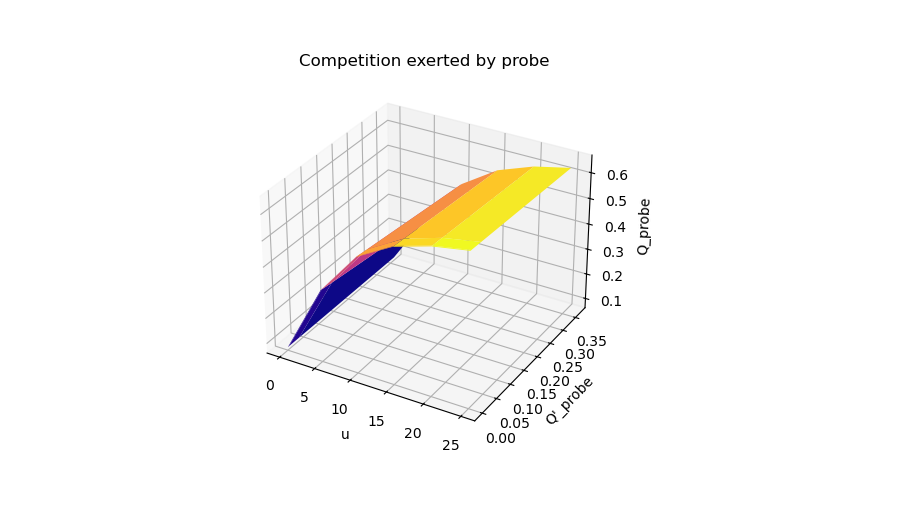
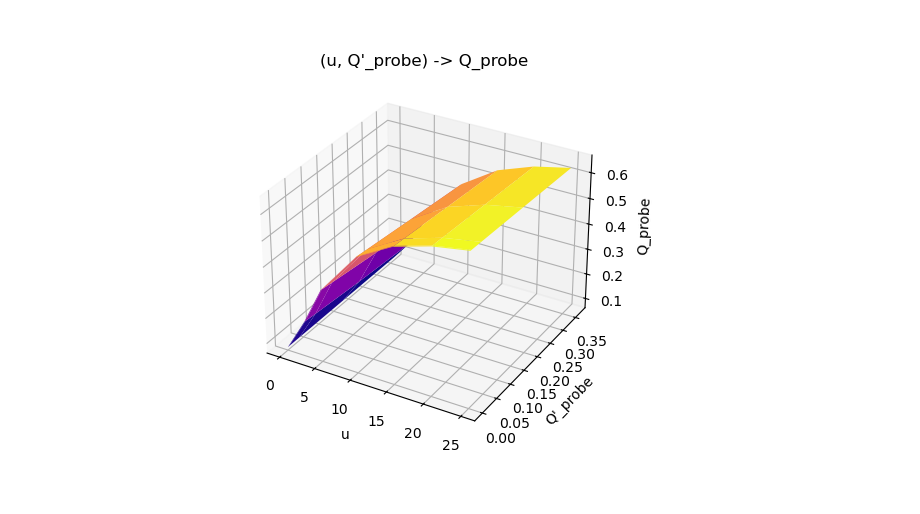
Before and after one commit to KSechkar/CoBa_CRAB, a Jupyter notebook: probe_characterisation/probe_characterisation.ipynb, the cells around one changed output. Saved outputs shown, nothing was run; the diff lists cells and outputs as text; code cells hidden in the pictures.

```diff
--- a/probe_characterisation/probe_characterisation.ipynb
+++ b/probe_characterisation/probe_characterisation.ipynb
@@ -60,13 +60,13 @@ constrep_default_par['mu_ofp2']=1/(13.6/60)   # sfGFP maturation time of 13.6 mi
 # define promoter strengths considered
 # feasible range between 40 and 2500 (Sechkar et al., Nature Comms 2024)
 # you don't have to, but order of increasing magnitudes will make things look neat
-constrep_as=[25,250,2500,25000]
+constrep_as=[25,250,2500,12500,25000]
 
 # define maturation rates considered
 constrep_mus = [1/(13.6/60)]*len(constrep_as)  # sfGFP maturation time of 13.6 min
 
 # define reporter pairs to consider
-constrep_pairs = [(0,1),(0,2),(0,3)]
+constrep_pairs = [(0,1),(0,2),(0,3),(0,4)]
 # %%
 # SET SIMULATION AND CONTROLLER PARAMETERS
 
@@ -281,7 +279,7 @@ probe_par['mu_b'] = 1/(13.6/60)
 
 # define inducer levels to consider
 # you don't have to, but order of increasing magnitudes will make things look neat
-us=[0, 5, 10, 15, 20, 25]
+us=[0, 2.5, 5, 10, 15, 20, 25]
 # %%
 # SET SIMULATION AND CONTROLLER PARAMETERS
 
@@ -457,0 +429,9 @@ np.save('u_y_to_Qdash.npy',u_y_to_Qdash)
+# %%
+# ADD A LINEAR EXTRAPOLATION FOR Q_PROBE AT Q'_PROBE=Q_CONSTREP=0
+Q_probes_noextrap = Q_probes.copy()
+for i in range(0,len(us)):
+    # get the slope of the linear extrapolation
+    slope = (Q_probes[i,2] - Q_probes[i,1]) / (y_probes[i,2] - y_probes[i,1])
+
+    # get the intercept of the linear extrapolation
+    Q_probes[i,0] = Q_probes[i,1] + slope * (y_probes[i,0]-y_probes[i,1])
@@ -458,24 +504,25 @@ np.save('u_y_to_Qdash.npy',u_y_to_Qdash)
 # %%
 # VISUALISE THE RESULTS: (u, Qdash_probe) -> Q_probe
 # create figure
-Q_probe_fig = plt.figure(1)
+u_Qdash_to_Q_fig = plt.figure(1)
 plt.clf()
-Q_probe_ax = Q_probe_fig.add_subplot(111, projection='3d')
+u_Qdash_to_Q_ax = u_Qdash_to_Q_fig.add_subplot(111, projection='3d')
 
 # make a 3D plot of experimentally measured Q values
-Q_probe_meas = Q_probe_ax.plot_surface(
-    us_mesh[0:, 1:],
-    Q_constrep_mesh[0:, 1:],
-    Q_probes[0:, 1:],
-    cmap=mpl.colormaps['plasma'], label='Measured Q values')
+u_Qdash_to_Q_ax.plot_surface(
+    us_mesh,
+    Q_constrep_mesh,
+    Q_probes,
+    cmap=mpl.colormaps['plasma'],
+    label='Measured Q values')
 
 # format the plot
-Q_probe_ax.set_title("Competition exerted by probe")
-Q_probe_ax.set_xlabel('u')
-Q_probe_ax.set_ylabel('Q\'_probe')
-Q_probe_ax.set_zlabel('Q_probe')
+u_Qdash_to_Q_ax.set_title("(u, Q\'_probe) -> Q_probe")
+u_Qdash_to_Q_ax.set_xlabel('u')
+u_Qdash_to_Q_ax.set_ylabel('Q\'_probe')
+u_Qdash_to_Q_ax.set_zlabel('Q_probe')
 
 # show plot
 plt.show()
 # %% [output]
-[figure, old version]
+[figure, new version]
```
Also changed, not shown: parts of 8 cells of this notebook, 1 other file.
